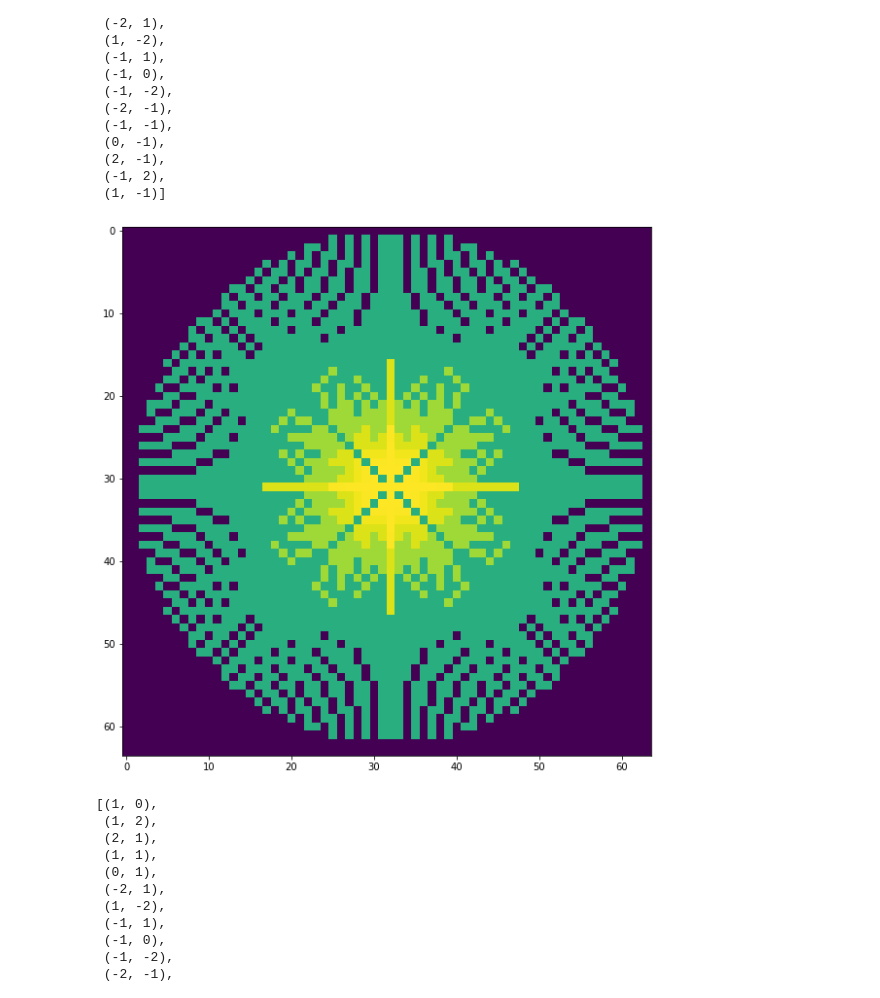
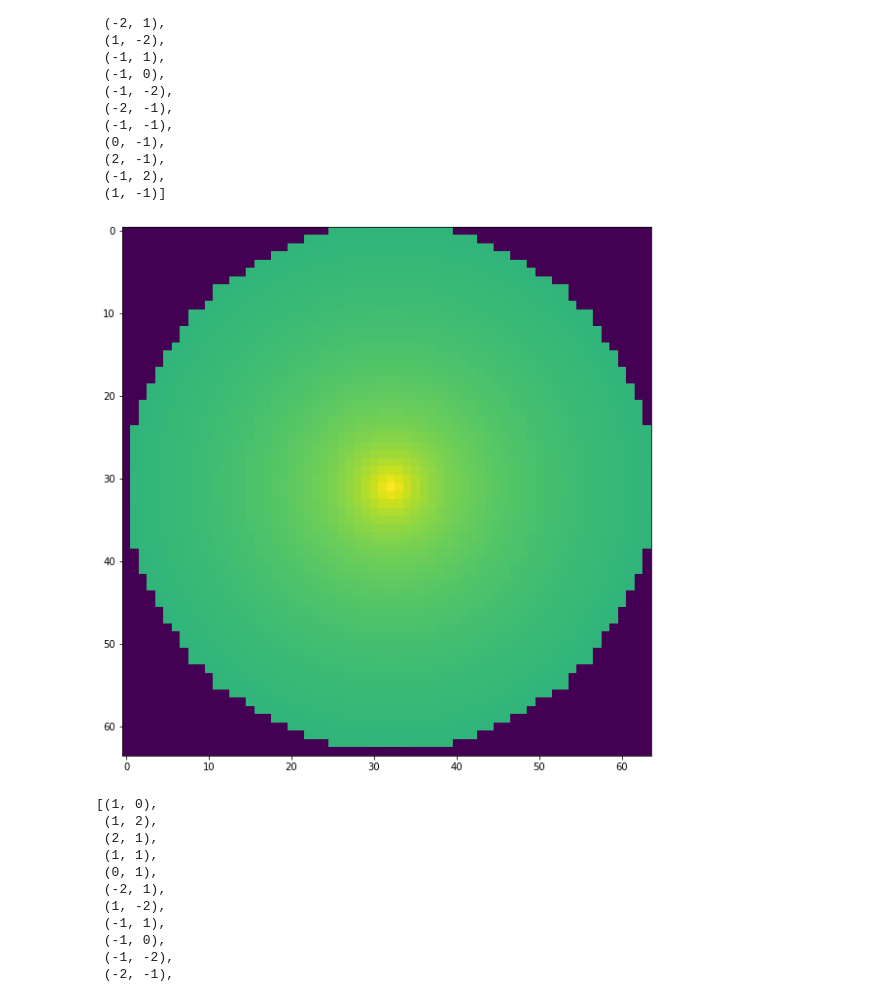
Before and after one commit to ksmathers/sparkle, a Jupyter notebook: jupyter/lights.ipynb, the cells around one changed output. Drawn from its saved outputs; the diff is of its cells as text; code cells hidden in the pictures.

```diff
--- a/jupyter/lights.ipynb
+++ b/jupyter/lights.ipynb
@@ -3,4 +4,10 @@ import pandas as pd
 import matplotlib.pyplot as plt
+# %%
+def make_map(size):
+    fld = [
+        [ 0.0 for r in range(size) ] for c in range(size)
+    ]
+    return fld
 # %%
 def showmap(fld):
     xlen = len(fld[0])
@@ -9,6 +16,8 @@ def showmap(fld):
     df = df.sort_index(ascending=False)
     plt.figure(figsize=(10,10))
     plt.imshow(df)
+# %%
+fld = make_map(64)
 # %%
 showmap(fld)
 # %% [output]
@@ -55,6 +64,9 @@ def enlighten(p):
     p = 1 - ((1-p)*3/8)
     return p
 
+def range_shader(x,y):
+    return 20-math.log(x*x+y*y+1)
+
 def spill_light(fld, pt, vec, d):
     x0, y0 = pt
     for x,y in follow(vec, d):
@@ -62,7 +74,8 @@ def spill_light(fld, pt, vec, d):
         if fld[x0+x][y0+y] == 0.77:
             break
         else:
-            fld[x0+x][y0+y] = enlighten(fld[x0+x][y0+y]+0.1)
+            #fld[x0+x][y0+y] = enlighten(fld[x0+x][y0+y]+0.1)
+            fld[x0+x][y0+y] = range_shader(x,y)
 # %%
 fint(-0.99999)
 # %% [output]
@@ -111,20 +124,18 @@ list(vecs(2))
  (-1, 2),
  (1, -1)]
 # %%
-fld = [
-    [ 0.0 for r in range(64) ] for c in range(64)
-]
+fld = make_map(64)
 pt = (32, 32)
-d = 31
+d = 32
 #spill_light(fld, pt, (1,0), d)
 #spill_light(fld, pt, (1,1), d)
 #spill_light(fld, pt, (2,1), d)
 #spill_light(fld, pt, (1,2), d)
-for v in vecs(16):
+for v in vecs(32):
     spill_light(fld, pt, v, d)
 showmap(fld)
 # %% [output]
-[figure, old version]
+[figure, new version]
 # %%
 list(vecs(2))
 # %% [output]
```
Also changed, not shown: parts of 14 cells of this notebook, 6 other files.
